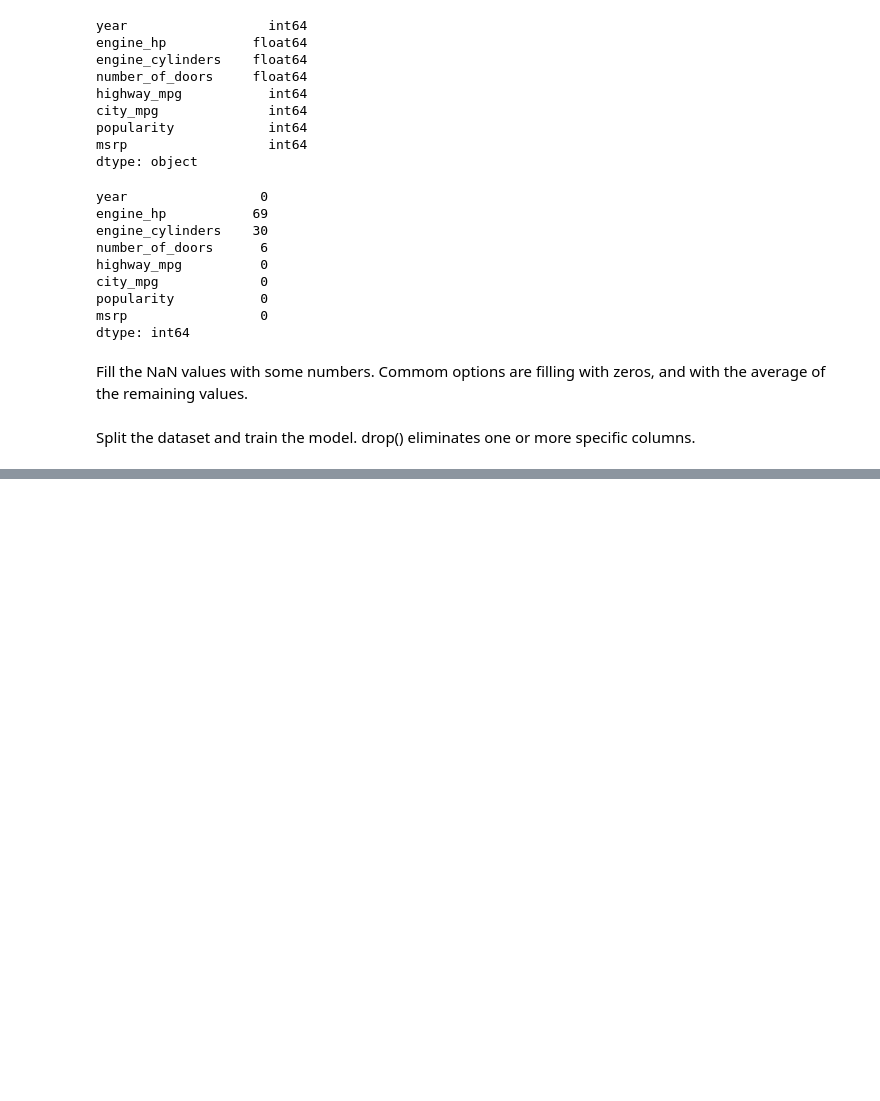
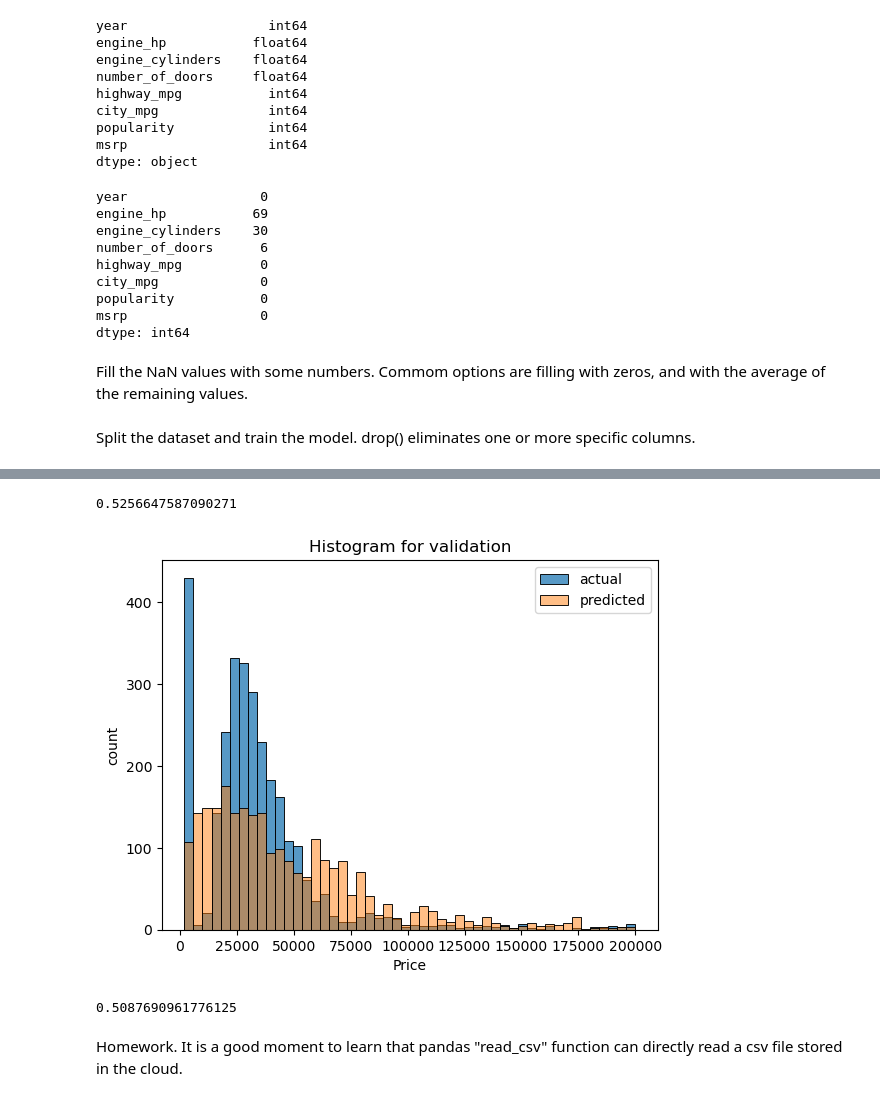
Before and after one commit to martinjimenez388/Road_to_alternatives, a Jupyter notebook: Hmw_MLZOmmCamp_2.ipynb, the cells around one changed output, grey strips where cells are left out. Drawn from its saved outputs; the diff is of its cells as text; code cells hidden in the pictures; blank space fills up the shorter version.

```diff
--- a/Hmw_MLZOmmCamp_2.ipynb
+++ b/Hmw_MLZOmmCamp_2.ipynb
@@ -120,0 +139,26 @@ pandas.core.frame.DataFrame
+# %%
+brands = df["make"].value_counts().head().index
+extrafeatures = numframe.copy()
+
+for v in brands:
+  extrafeatures['make_%s' % v] = (df.make == v).astype('int')
+# %%
+train, test = train_test_split(extrafeatures, test_size=0.25)
+LinearRegressionModel = LinearRegression().fit(train.drop(columns=['msrp']), train.msrp)
+# %%
+LinearRegressionModel.score(test.drop(columns=['msrp']), test.msrp)
+# %% [output]
+0.5256647587090271
+# %%
+ax = sns.histplot(test["msrp"], bins=50, binrange=(df.msrp.min()-1, 2.e5), label='actual')
+sns.histplot(LinearRegressionModel.predict(test.drop(columns=['msrp'])), bins=50, binrange=(df.msrp.min()-1, 2.e5), alpha=0.5, label='predicted')
+ax.set(xlabel='Price', ylabel='count', title='Histogram for validation');
+ax.legend();
+# %% [output]
+[figure, added]
+# %%
+LinearRegressionModel.score(test.drop(columns=['msrp']), test.msrp)
+# %% [output]
+0.5087690961776125
+# %% [markdown]
+Homework. It is a good moment to learn that pandas "read_csv" function can directly read a csv file stored in the cloud.
```
Also changed, not shown: parts of 29 cells of this notebook, 2 other files.
